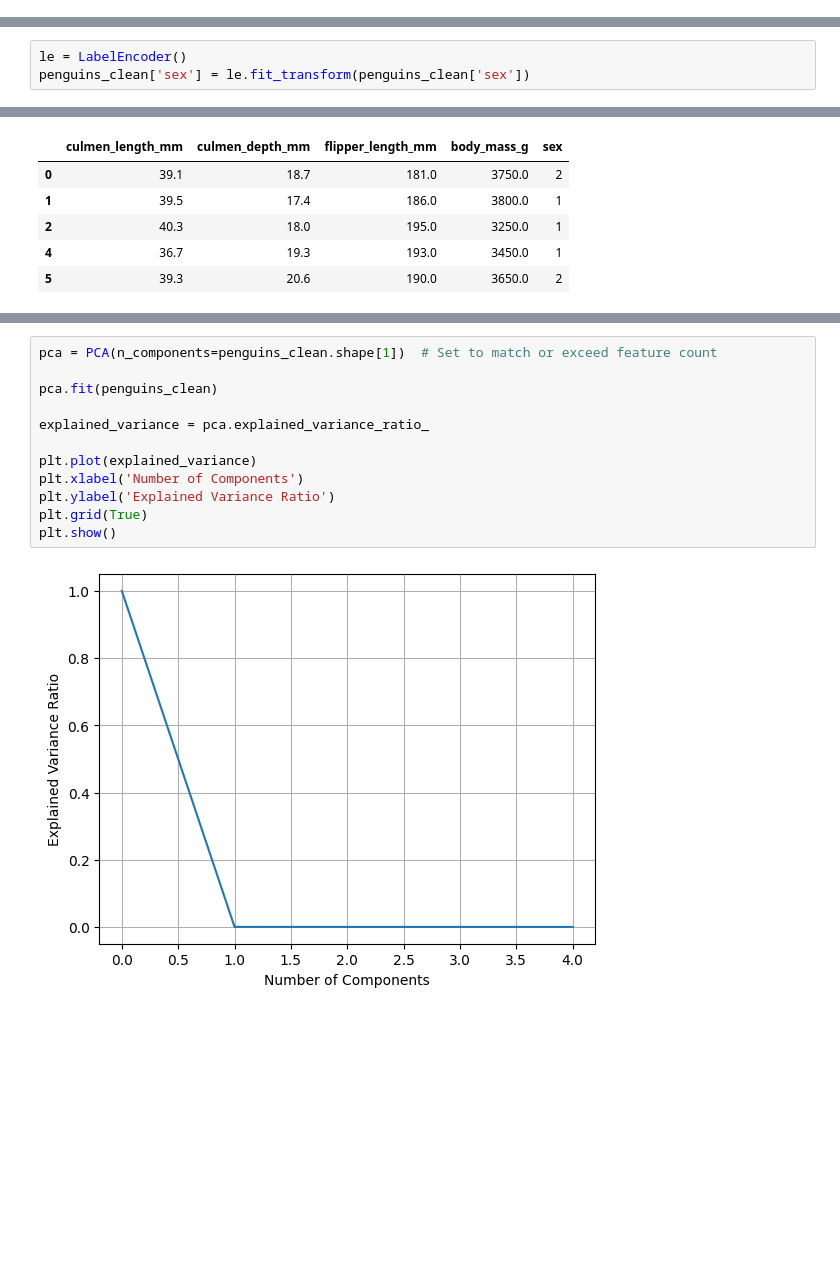
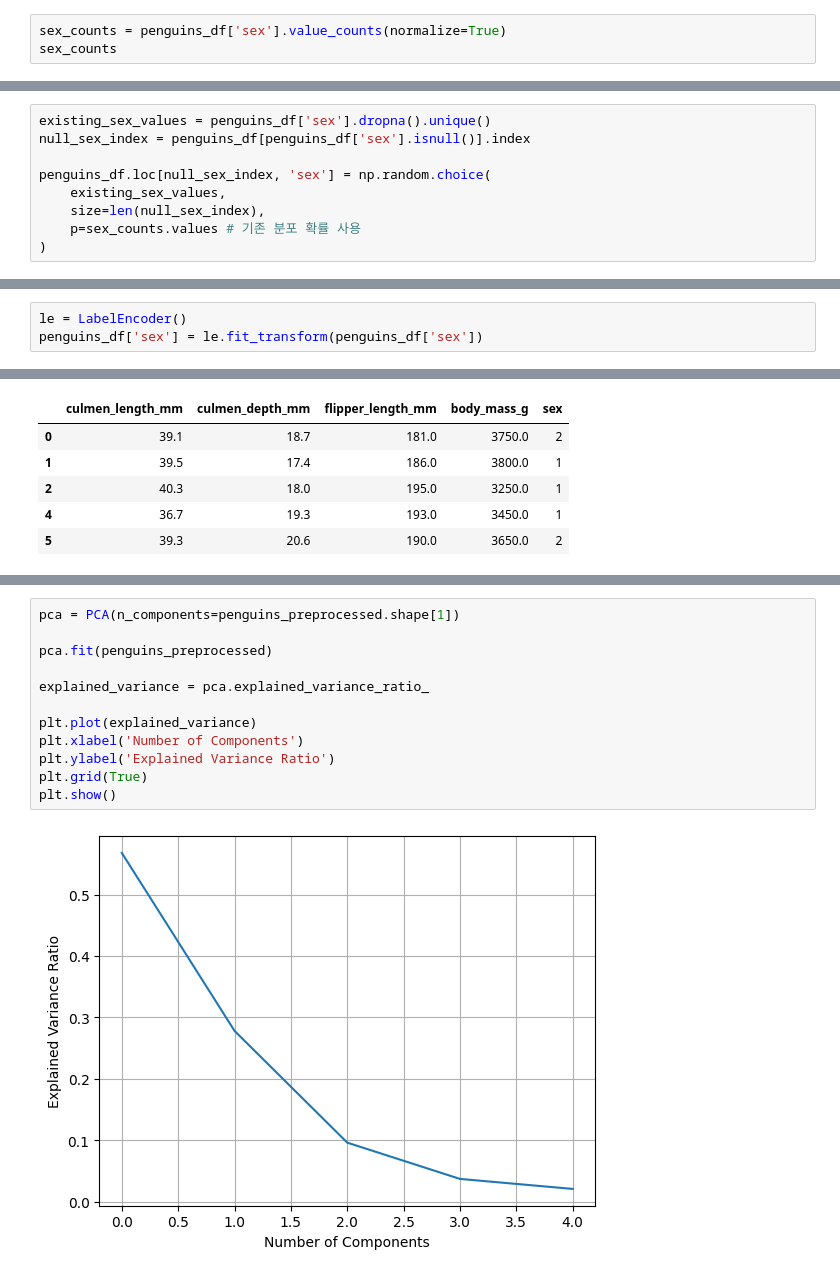
Before and after one commit to kuuujin/pyth, a Jupyter notebook: 4-1/0507.ipynb, the cells around one changed output, grey strips where cells are left out. Cells and saved outputs as stored; diff of their text form; blank space fills up the shorter version.

```diff
--- a/4-1/0507.ipynb
+++ b/4-1/0507.ipynb
@@ -49,0 +90,3 @@ penguins_df = df.dropna()
+# %%
+sex_counts = penguins_df['sex'].value_counts(normalize=True)
+sex_counts
@@ -49,0 +99,9 @@ penguins_df = df.dropna()
+# %%
+existing_sex_values = penguins_df['sex'].dropna().unique()
+null_sex_index = penguins_df[penguins_df['sex'].isnull()].index
+
+penguins_df.loc[null_sex_index, 'sex'] = np.random.choice(
+    existing_sex_values,
+    size=len(null_sex_index),
+    p=sex_counts.values # 기존 분포 확률 사용
+)
@@ -49,0 +117,3 @@ penguins_df = df.dropna()
+# %%
+le = LabelEncoder()
+penguins_df['sex'] = le.fit_transform(penguins_df['sex'])
@@ -78,8 +154,5 @@ penguins_df[penguins_df["flipper_length_mm"] < 0]
 # %%
 penguins_clean = penguins_df.drop([9, 14])
-# %%
-le = LabelEncoder()
-penguins_clean['sex'] = le.fit_transform(penguins_clean['sex'])
 # %%
 penguins_clean.head()
 # %% [output]
@@ -122,14 +195,14 @@ penguins_preprocessed.head()
 # %%
-pca = PCA(n_components=penguins_clean.shape[1])  # Set to match or exceed feature count
+pca = PCA(n_components=penguins_preprocessed.shape[1])
 
-pca.fit(penguins_clean)
+pca.fit(penguins_preprocessed)
 
 explained_variance = pca.explained_variance_ratio_
 
 plt.plot(explained_variance)
 plt.xlabel('Number of Components')
 plt.ylabel('Explained Variance Ratio')
 plt.grid(True)
 plt.show()
 # %% [output]
-[figure, old version]
+[figure, new version]
```
Also changed, not shown: parts of 18 cells of this notebook.
